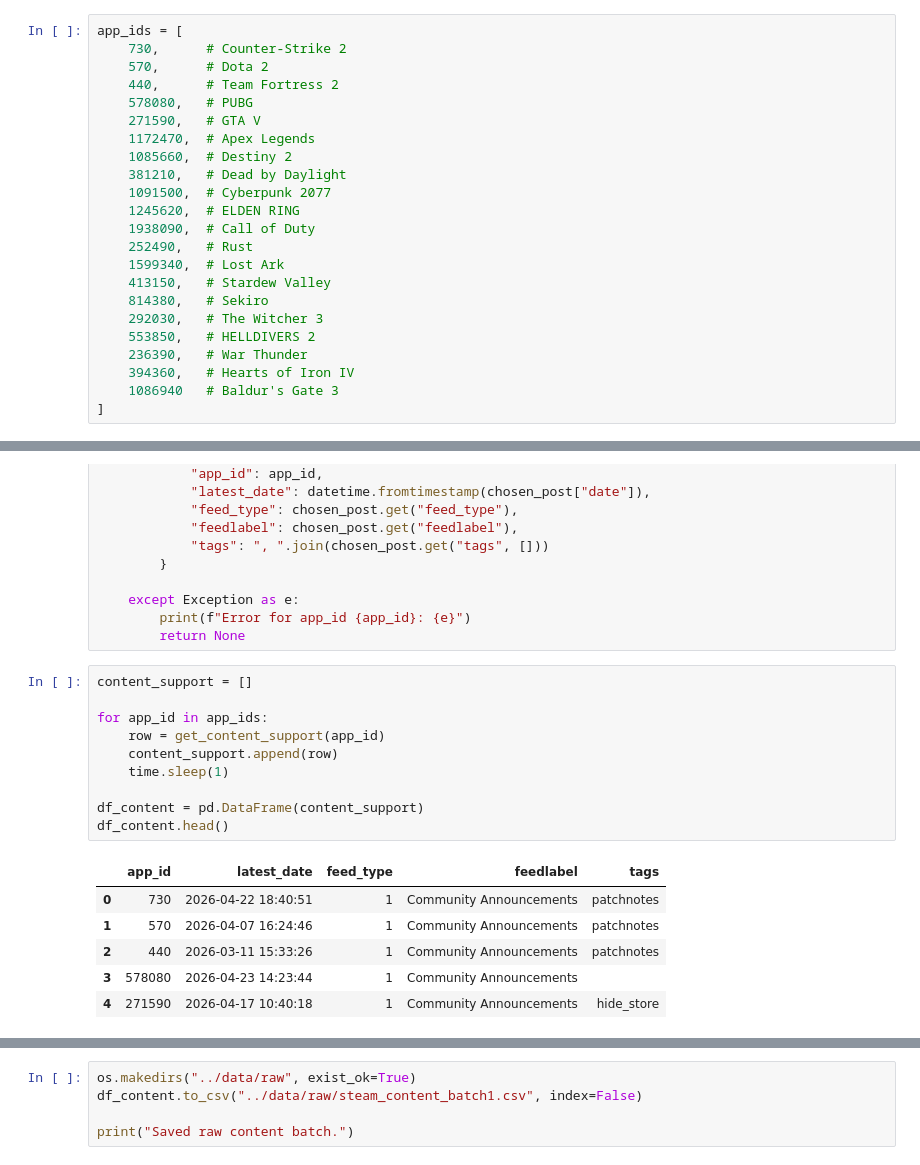
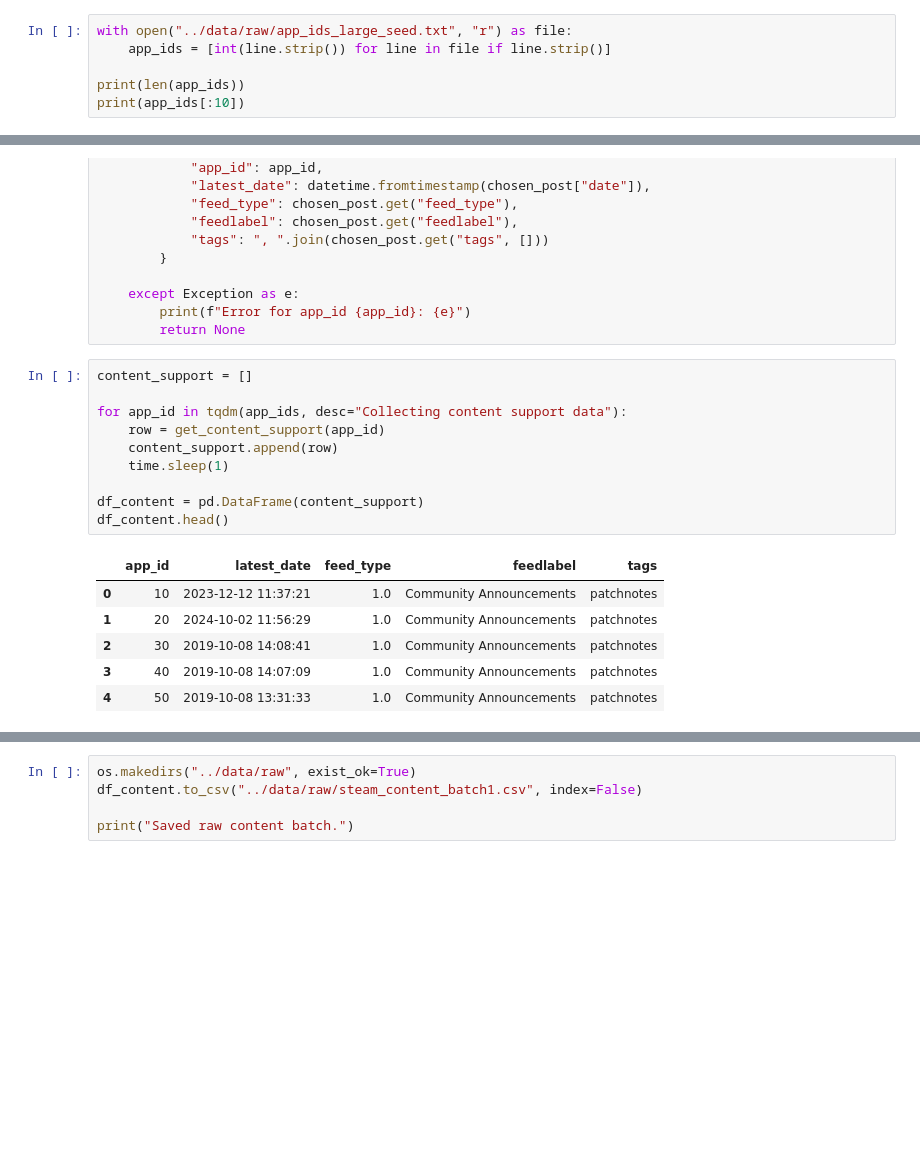
Before and after one commit to mmauricioj28/Video-Game-Staying-Power-Analysis, a Jupyter notebook: notebooks/04_data_collection.ipynb, the cells around one changed output, grey strips where cells are left out. Saved outputs shown, nothing was run; the diff lists cells and outputs as text; blank space fills up the shorter version.

```diff
--- a/notebooks/04_data_collection.ipynb
+++ b/notebooks/04_data_collection.ipynb
@@ -7,23 +8,6 @@ import os
 # %%
-app_ids = [
-    730,      # Counter-Strike 2
-    570,      # Dota 2
-    440,      # Team Fortress 2
-    578080,   # PUBG
-    271590,   # GTA V
-    1172470,  # Apex Legends
-    1085660,  # Destiny 2
-    381210,   # Dead by Daylight
-    1091500,  # Cyberpunk 2077
-    1245620,  # ELDEN RING
-    1938090,  # Call of Duty
-    252490,   # Rust
-    1599340,  # Lost Ark
-    413150,   # Stardew Valley
-    814380,   # Sekiro
-    292030,   # The Witcher 3
-    553850,   # HELLDIVERS 2
-    236390,   # War Thunder
-    394360,   # Hearts of Iron IV
-    1086940   # Baldur's Gate 3
-]
+with open("../data/raw/app_ids_large_seed.txt", "r") as file:
+    app_ids = [int(line.strip()) for line in file if line.strip()]
+
+print(len(app_ids))
+print(app_ids[:10])
@@ -136,20 +124,20 @@ def get_content_support(app_id):
 # %%
 content_support = []
 
-for app_id in app_ids:
+for app_id in tqdm(app_ids, desc="Collecting content support data"):
     row = get_content_support(app_id)
     content_support.append(row)
     time.sleep(1)
 
 df_content = pd.DataFrame(content_support)
 df_content.head()
 # %% [output]
 |  | app_id | latest_date | feed_type | feedlabel | tags |
-| 0 | 730 | 2026-04-22 18:40:51 | 1 | Community Announcements | patchnotes |
-| 1 | 570 | 2026-04-07 16:24:46 | 1 | Community Announcements | patchnotes |
-| 2 | 440 | 2026-03-11 15:33:26 | 1 | Community Announcements | patchnotes |
-| 3 | 578080 | 2026-04-23 14:23:44 | 1 | Community Announcements |  |
-| 4 | 271590 | 2026-04-17 10:40:18 | 1 | Community Announcements | hide_store |
+| 0 | 10 | 2023-12-12 11:37:21 | 1.0 | Community Announcements | patchnotes |
+| 1 | 20 | 2024-10-02 11:56:29 | 1.0 | Community Announcements | patchnotes |
+| 2 | 30 | 2019-10-08 14:08:41 | 1.0 | Community Announcements | patchnotes |
+| 3 | 40 | 2019-10-08 14:07:09 | 1.0 | Community Announcements | patchnotes |
+| 4 | 50 | 2019-10-08 13:31:33 | 1.0 | Community Announcements | patchnotes |
 # %%
 print(df_content.shape)
 print(df_content.info())
```
Also changed, not shown: parts of 9 cells of this notebook, 20 other files.
